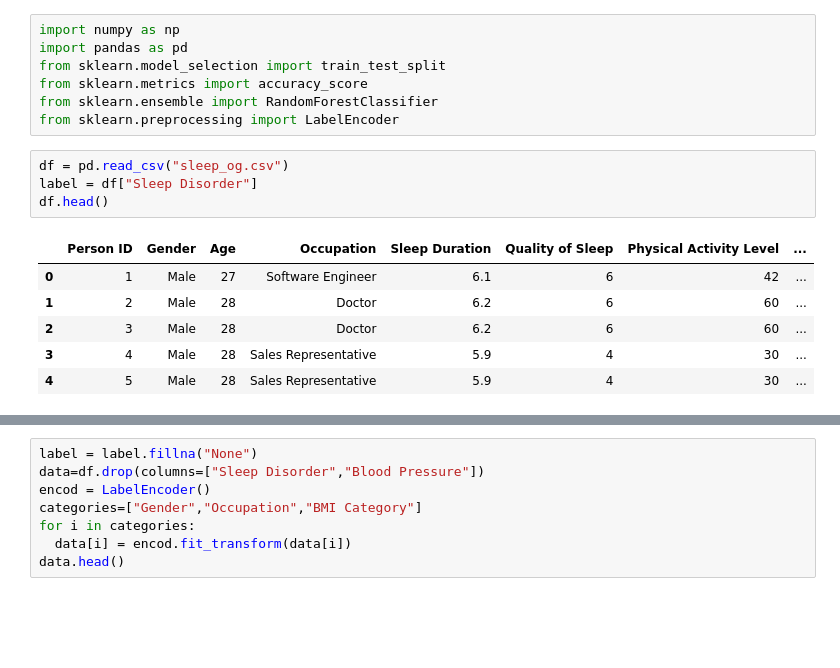
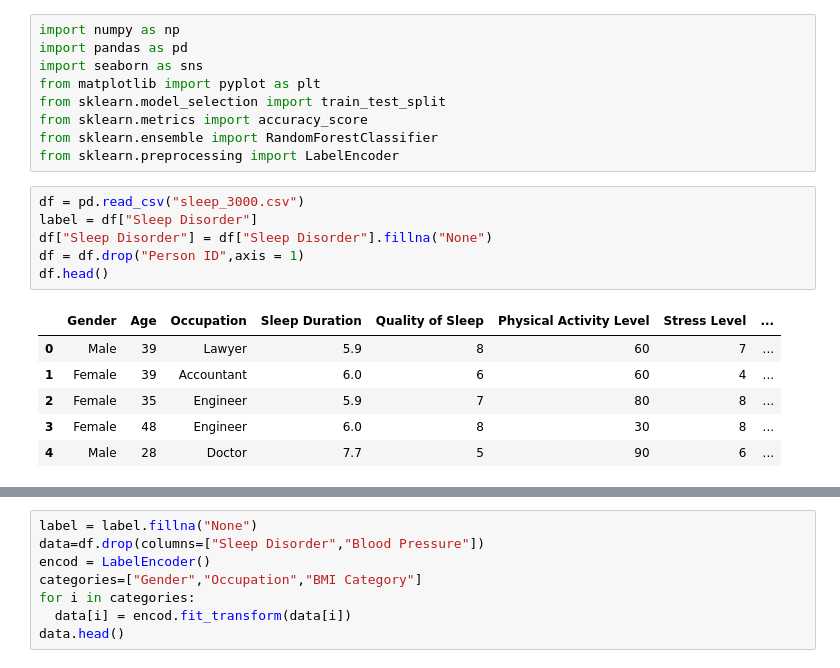
Before and after one commit to VinayakG311/ML_Pro, a Jupyter notebook: Model.ipynb, the cells around one changed output, grey strips where cells are left out. Cells and saved outputs as stored; diff of their text form; blank space fills up the shorter version.

```diff
--- a/Model.ipynb
+++ b/Model.ipynb
@@ -1,18 +1,22 @@
 # %%
 import numpy as np
 import pandas as pd
+import seaborn as sns
+from matplotlib import pyplot as plt
 from sklearn.model_selection import train_test_split
 from sklearn.metrics import accuracy_score
 from sklearn.ensemble import RandomForestClassifier
 from sklearn.preprocessing import LabelEncoder
 # %%
-df = pd.read_csv("sleep_og.csv")
+df = pd.read_csv("sleep_3000.csv")
 label = df["Sleep Disorder"]
+df["Sleep Disorder"] = df["Sleep Disorder"].fillna("None")
+df = df.drop("Person ID",axis = 1)
 df.head()
 # %% [output]
-|  | Person ID | Gender | Age | Occupation | Sleep Duration | Quality of Sleep | Physical Activity Level | ... |
-| 0 | 1 | Male | 27 | Software Engineer | 6.1 | 6 | 42 | ... |
-| 1 | 2 | Male | 28 | Doctor | 6.2 | 6 | 60 | ... |
-| 2 | 3 | Male | 28 | Doctor | 6.2 | 6 | 60 | ... |
-| 3 | 4 | Male | 28 | Sales Representative | 5.9 | 4 | 30 | ... |
-| 4 | 5 | Male | 28 | Sales Representative | 5.9 | 4 | 30 | ... |
+|  | Gender | Age | Occupation | Sleep Duration | Quality of Sleep | Physical Activity Level | Stress Level | ... |
+| 0 | Male | 39 | Lawyer | 5.9 | 8 | 60 | 7 | ... |
+| 1 | Female | 39 | Accountant | 6.0 | 6 | 60 | 4 | ... |
+| 2 | Female | 35 | Engineer | 5.9 | 7 | 80 | 8 | ... |
+| 3 | Female | 48 | Engineer | 6.0 | 8 | 30 | 8 | ... |
+| 4 | Male | 28 | Doctor | 7.7 | 5 | 90 | 6 | ... |
```
Also changed, not shown: parts of 18 cells of this notebook, 1 other file.
